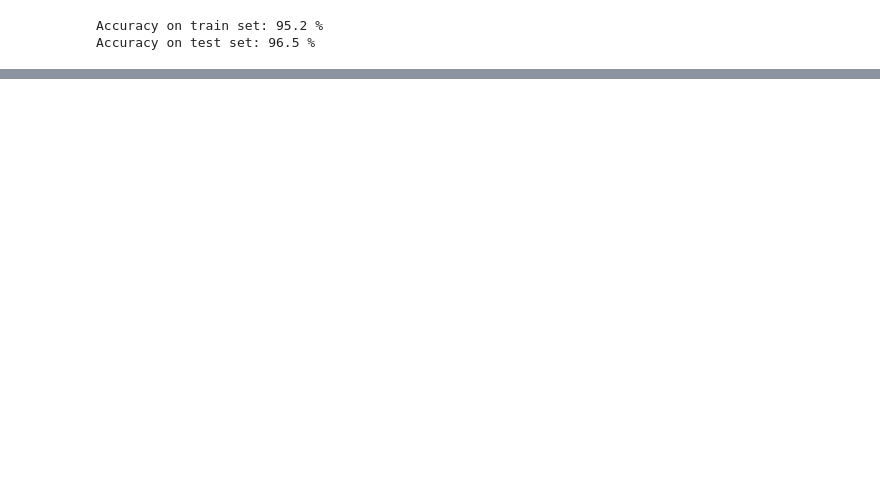
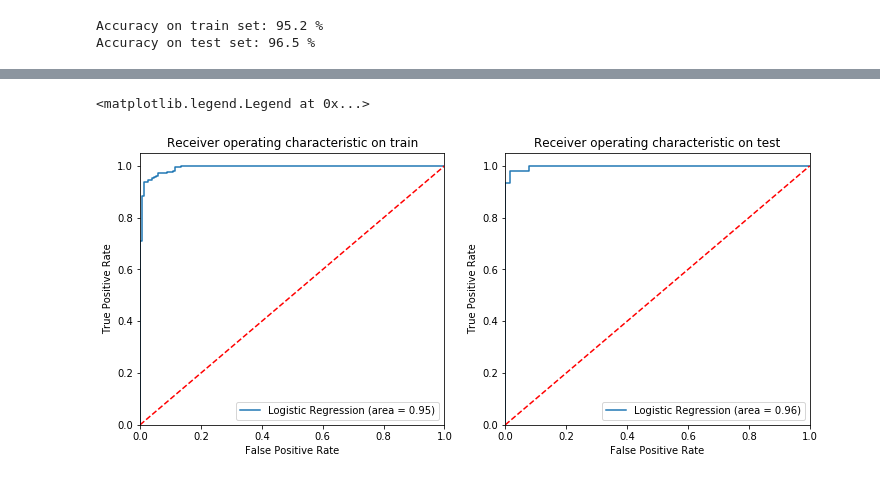
Before and after one commit to nguyenbh1507/Example_notebooks, a Jupyter notebook: Top ML Algorithms.ipynb, the cells around one changed output, grey strips where cells are left out. Cells and saved outputs as stored; diff of their text form; code cells hidden in the pictures; blank space fills up the shorter version.

```diff
--- a/Top ML Algorithms.ipynb
+++ b/Top ML Algorithms.ipynb
@@ -430,0 +536,29 @@ Accuracy on test set: 96.5 %
+# %%
+plt.figure(figsize=(12,5))
+#train
+plt.subplot(1,2,1)
+logit_roc_auc = roc_auc_score(Ytrain, lrClass.predict(Xtrain))
+fpr, tpr, thresholds = roc_curve(Ytrain, lrClass.predict_proba(Xtrain)[:,1])
+plt.plot(fpr, tpr, label='Logistic Regression (area = %0.2f)' % logit_roc_auc)
+plt.plot([0, 1], [0, 1],'r--')
+plt.xlim([0.0, 1.0])
+plt.ylim([0.0, 1.05])
+plt.xlabel('False Positive Rate')
+plt.ylabel('True Positive Rate')
+plt.title('Receiver operating characteristic on train')
+plt.legend(loc="lower right")
+#test
+plt.subplot(1,2,2)
+logit_roc_auc = roc_auc_score(Ytest, lrClass.predict(Xtest))
+fpr, tpr, thresholds = roc_curve(Ytest, lrClass.predict_proba(Xtest)[:,1])
+plt.plot(fpr, tpr, label='Logistic Regression (area = %0.2f)' % logit_roc_auc)
+plt.plot([0, 1], [0, 1],'r--')
+plt.xlim([0.0, 1.0])
+plt.ylim([0.0, 1.05])
+plt.xlabel('False Positive Rate')
+plt.ylabel('True Positive Rate')
+plt.title('Receiver operating characteristic on test')
+plt.legend(loc="lower right")
+# %% [output]
+<matplotlib.legend.Legend at 0x...>
+[figure, added]
```
Also changed, not shown: parts of 50 cells of this notebook.
